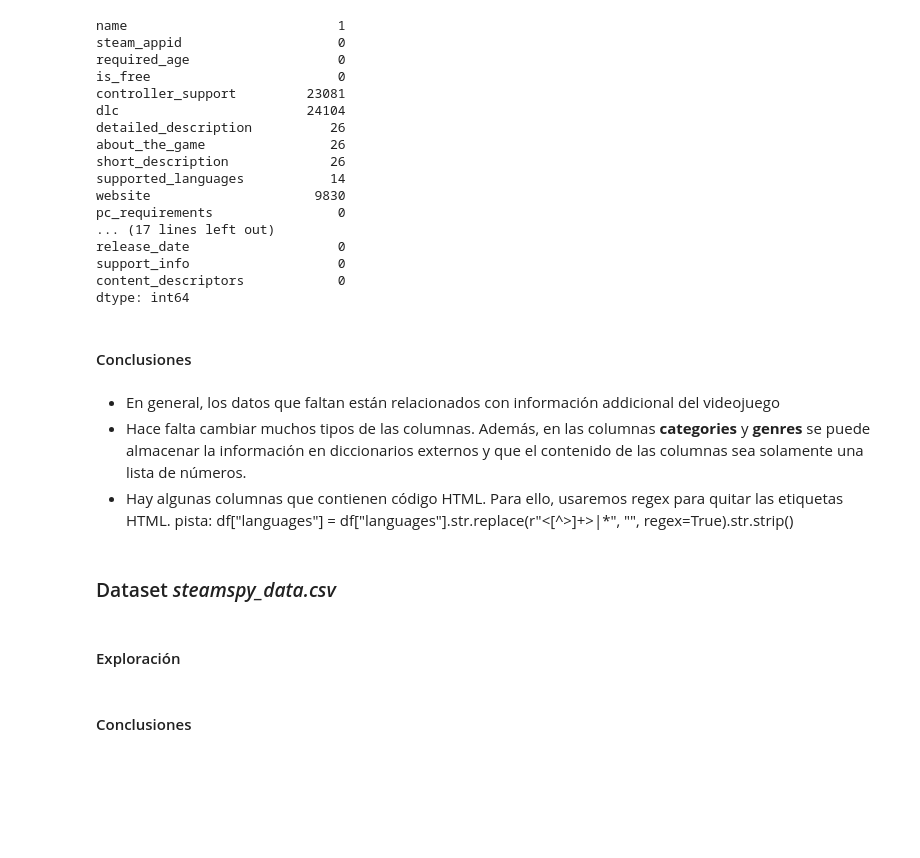
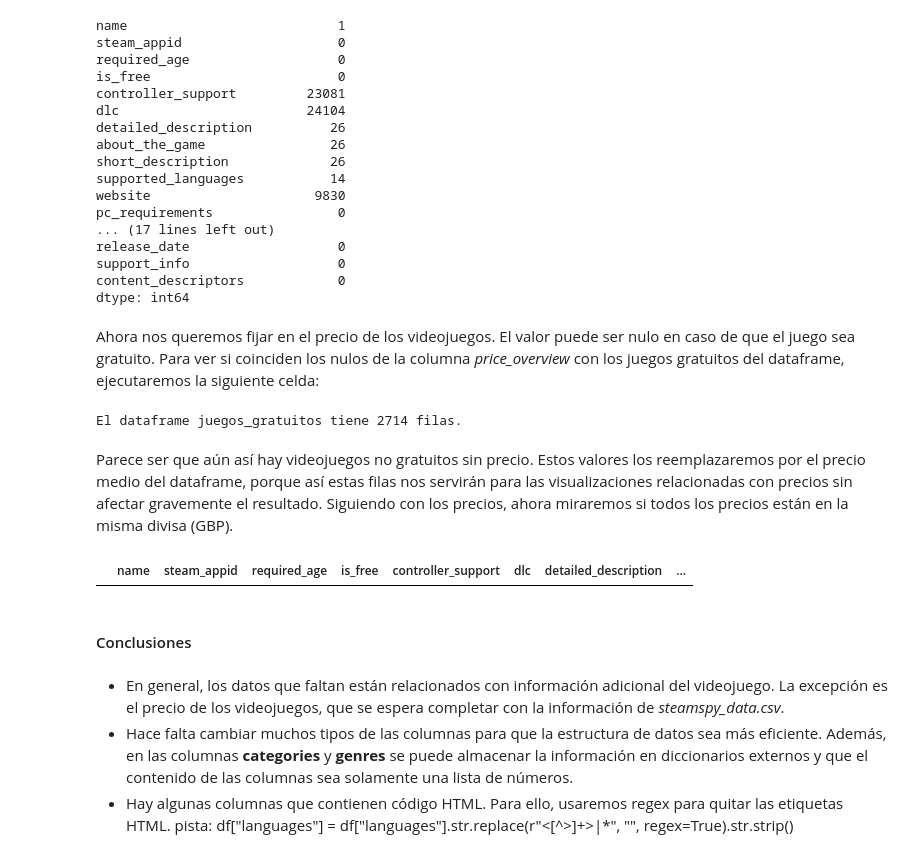
Before and after one commit to Pumpunkio/EDA-Steam, a Jupyter notebook: notebooks/exploracion_datasets.ipynb, the cells around one changed output. Drawn from its saved outputs; the diff is of its cells as text; code cells hidden in the pictures; blank space fills up the shorter version.

Commit message:
Inicio de limpieza y decision sobre steamspy_data

```diff
--- a/notebooks/exploracion_datasets.ipynb
+++ b/notebooks/exploracion_datasets.ipynb
@@ -231,16 +227,25 @@ release_date                   0
 support_info                   0
 content_descriptors            0
 dtype: int64
+# %% [markdown]
+Ahora nos queremos fijar en el precio de los videojuegos. El valor puede ser nulo en caso de que el juego sea gratuito. Para ver si coinciden los nulos de la columna *price_overview* con los juegos gratuitos del dataframe, ejecutaremos la siguiente celda:
+# %%
+juegos_gratuitos = df_clean.loc[df_clean["is_free"] & df_clean["price_overview"].isna()]
+print(f"El dataframe juegos_gratuitos tiene {juegos_gratuitos.shape[0]} filas.")
+# %% [output]
+El dataframe juegos_gratuitos tiene 2714 filas.
+# %% [markdown]
+Parece ser que aún así hay videojuegos no gratuitos sin precio. Estos valores los reemplazaremos por el precio medio del dataframe, porque así estas filas nos servirán para las visualizaciones relacionadas con precios sin afectar gravemente el resultado. Siguiendo con los precios, ahora miraremos si todos los precios están en la misma divisa (GBP).
+# %%
+mask = df_clean["price_overview"].apply(lambda d: isinstance(d, dict) and d.get("currency") == "GBP")
+df_filtrado = df_clean[mask]
+df_filtrado.head()
+# %% [output]
+|  | name | steam_appid | required_age | is_free | controller_support | dlc | detailed_description | ... |
 # %% [markdown]
 #### Conclusiones
 # %% [markdown]
-- En general, los datos que faltan están relacionados con información addicional del videojuego
-- Hace falta cambiar muchos tipos de las columnas. Además, en las columnas **categories** y **genres** se puede almacenar la información en diccionarios externos y que el contenido de las columnas sea solamente una lista de números.
+- En general, los datos que faltan están relacionados con información adicional del videojuego. La excepción es el precio de los videojuegos, que se espera completar con la información de *steamspy_data.csv*.
+- Hace falta cambiar muchos tipos de las columnas para que la estructura de datos sea más eficiente. Además, en las columnas **categories** y **genres** se puede almacenar la información en diccionarios externos y que el contenido de las columnas sea solamente una lista de números.
 - Hay algunas columnas que contienen código HTML. Para ello, usaremos regex para quitar las etiquetas HTML.
 pista: df["languages"] = df["languages"].str.replace(r"<[^>]+>|\*", "", regex=True).str.strip()
-# %% [markdown]
-### Dataset *steamspy_data.csv*
-# %% [markdown]
-#### Exploración
-# %% [markdown]
-#### Conclusiones
```
Also changed, not shown: parts of 4 cells of this notebook, 3 other files.
